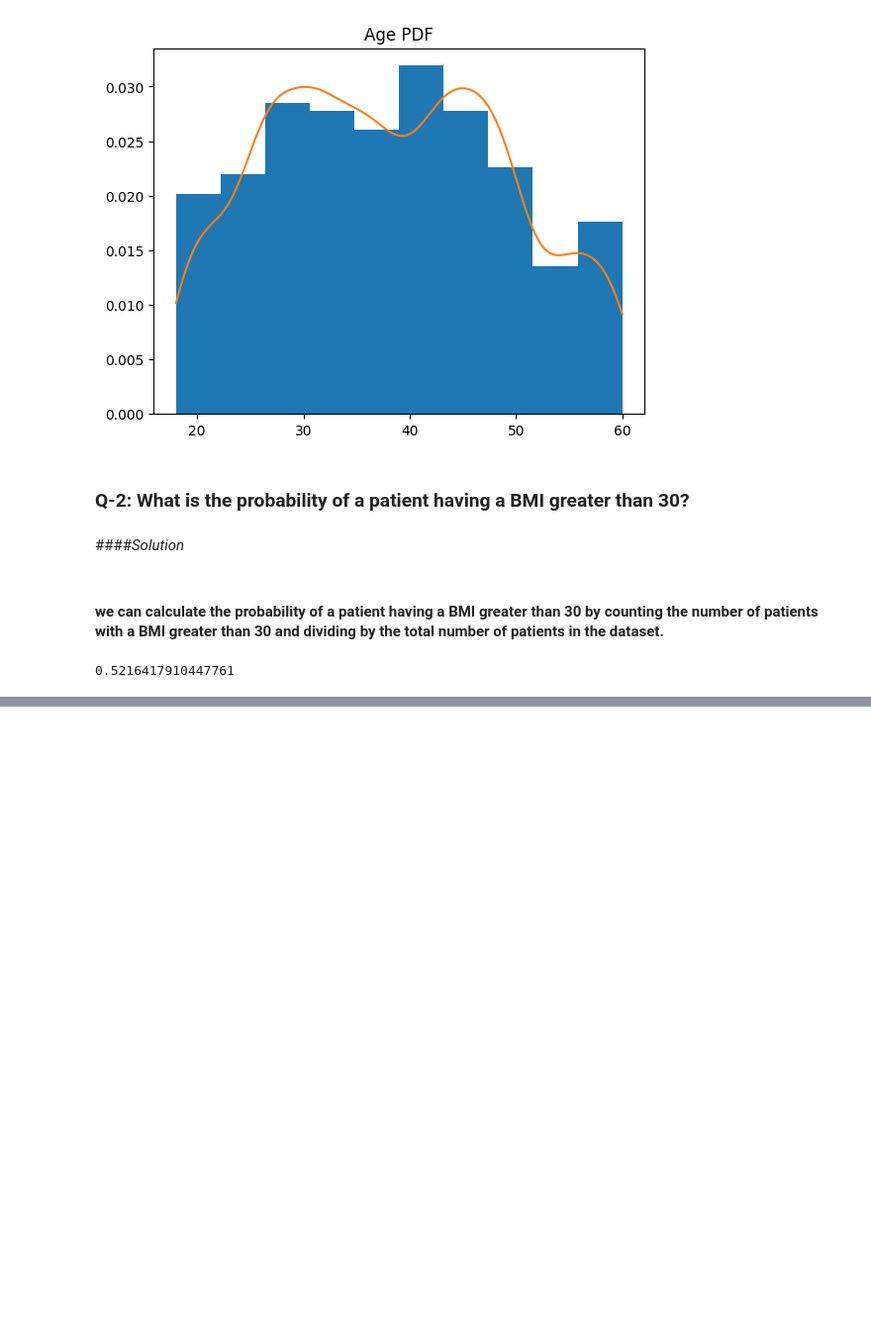
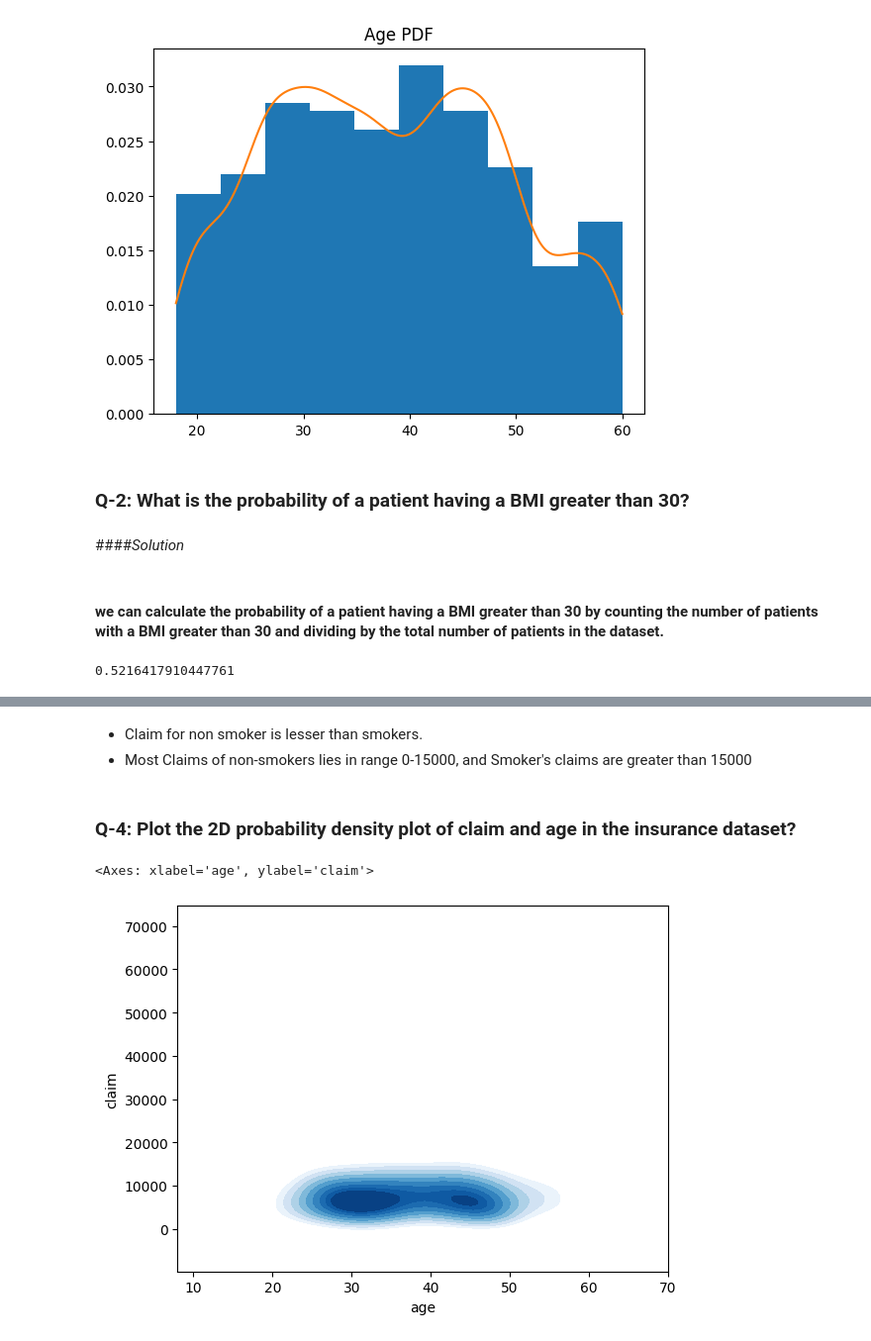
Before and after one commit to mp-codez/probability-statistics-experiments, a Jupyter notebook: task_40_solution.ipynb, the cells around one changed output, grey strips where cells are left out. Shown at 99% size. Saved outputs shown, nothing was run; the diff lists cells and outputs as text; code cells hidden in the pictures; blank space fills up the shorter version.

```diff
--- a/task_40_solution.ipynb
+++ b/task_40_solution.ipynb
@@ -82,0 +90,10 @@ print(probability_bmi_greater_than_30)
+# %% [markdown]
+* Claim for non smoker is lesser than smokers.
+* Most Claims of non-smokers lies in range 0-15000, and Smoker's claims are greater than 15000
+# %% [markdown]
+### Q-4: Plot the 2D probability density plot of claim and age in the insurance dataset?
+# %%
+sns.kdeplot(x=insurance['age'], y=insurance['claim'], cmap='Blues', thresh=0.5, fill=True)
+# %% [output]
+<Axes: xlabel='age', ylabel='claim'>
+[figure, added]
```
Also changed, not shown: parts of 4 cells of this notebook.
